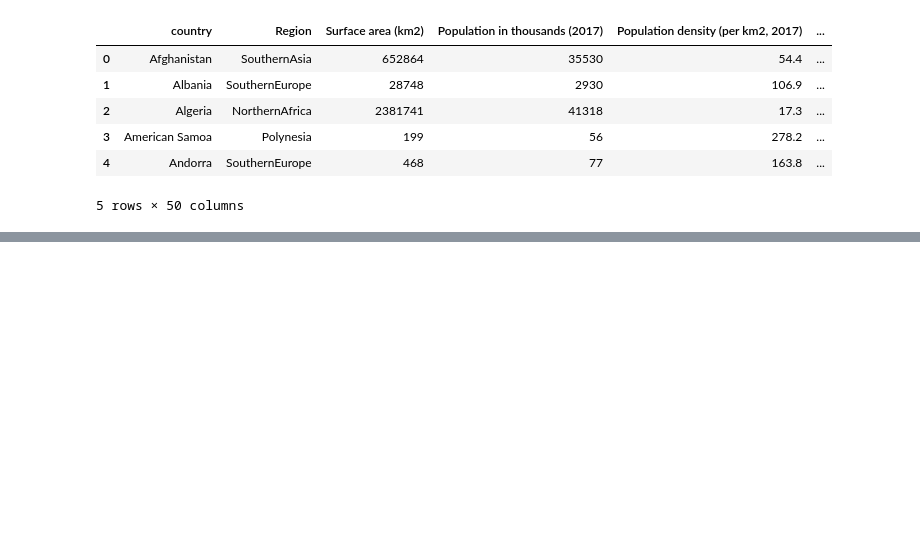
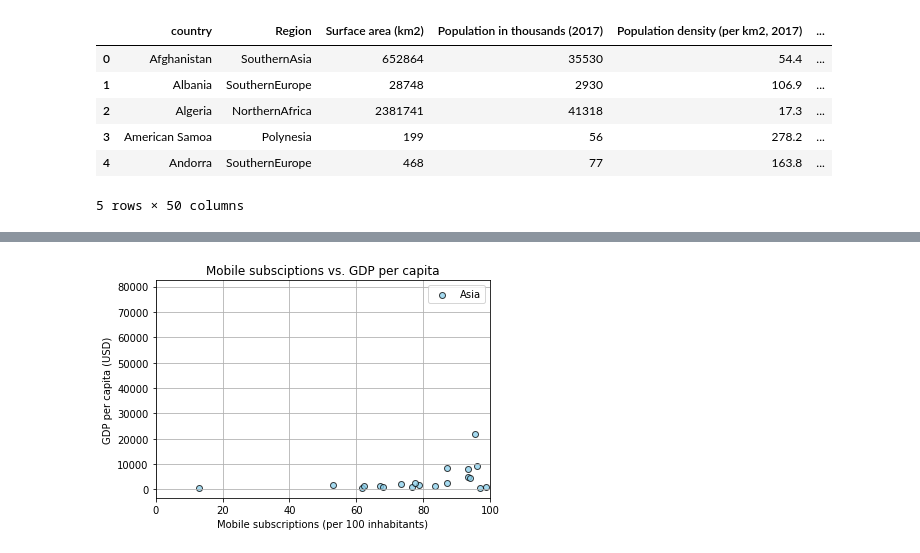
Before and after one commit to Data-Analytics-Project-Group/Visualizing-World-Economic-Trends, a Jupyter notebook: Visualizing World Economic Trends.ipynb, the cells around one changed output, grey strips where cells are left out. Drawn from its saved outputs; the diff is of its cells as text; code cells hidden in the pictures; blank space fills up the shorter version.

Commit message:
Add Project 1 files via upload
Updated Jupyter Notebook file for Project 1 with technology vs. GDP plots.

```diff
--- a/Visualizing World Economic Trends.ipynb
+++ b/Visualizing World Economic Trends.ipynb
@@ -79,0 +44,7 @@ plt.show()
+# %%
+# Convert the mobile subscriptions column's data type from string to float
+tech_data["Mobile subscriptions (per 100 inhabitants)"] = tech_data["Mobile subscriptions (per 100 inhabitants)"].convert_objects(convert_numeric = True)
+
+# Clean the data and remove the countries with invalid GDP per capita and mobile subscriptions values of -99.0
+tech_data[tech_data["GDP per capita (USD)"] > -99.0]
+tech_data[tech_data["Mobile subscriptions (per 100 inhabitants)"] > -99.0]
@@ -79,0 +82,10 @@ plt.show()
+# %%
+# Create a filtered data frame for each region
+asia_tech_data = tech_data[tech_data["Region"].isin(["SouthernAsia", "WesternAsia", "South-easternAsia", "EasternAsia", "CentralAsia"])]
+europe_tech_data = tech_data[tech_data["Region"].isin(["SouthernEurope", "WesternEurope", "EasternEurope", "NorthernEurope"])]
+africa_tech_data = tech_data[tech_data["Region"].isin(["NorthernAfrica", "MiddleAfrica", "WesternAfrica", "SouthernAfrica", "EasternAfrica"])]
+america_tech_data = tech_data[tech_data["Region"].isin(["SouthAmerica", "CentralAmerica", "NorthernAmerica"])]
+other_tech_data = tech_data[tech_data["Region"].isin(["Polynesia", "Caribbean", "Oceania", "Melanesia", "Micronesia"])]
+# %%
+# Ask the user which region they would like to generate plots for
+region = input("Which region would you like to generate plots for? [Asia, Europe, Africa, America, Other] ")
@@ -79,0 +94,79 @@ plt.show()
+# %%
+# Mobile subsciptions vs. GDP per capita
+
+if(region.lower() == "asia"):
+
+    plt.scatter(asia_tech_data["Mobile subscriptions (per 100 inhabitants)"],
+                asia_tech_data["GDP per capita (USD)"],
+                facecolors = "skyblue",
+                edgecolors = "black",
+                linewidths = 1,
+                marker = "o",
+                alpha = 0.75,
+                label = "Asia")
+
+elif(region.lower() == "europe"):
+
+    plt.scatter(europe_tech_data["Mobile subscriptions (per 100 inhabitants)"],
+                europe_tech_data["GDP per capita (USD)"],
+                facecolors = "skyblue",
+                edgecolors = "black",
+                linewidths = 1,
+                marker = "o",
+                alpha = 0.75,
+                label = "Europe")
+
+elif(region.lower() == "africa"):
+
+    plt.scatter(africa_tech_data["Mobile subscriptions (per 100 inhabitants)"],
+                africa_tech_data["GDP per capita (USD)"],
+                facecolors = "skyblue",
+                edgecolors = "black",
+                linewidths = 1,
+                marker = "o",
+                alpha = 0.75,
+                label = "Africa")
+
+elif(region.lower() == "america"):
+
+    plt.scatter(america_tech_data["Mobile subscriptions (per 100 inhabitants)"],
+                america_tech_data["GDP per capita (USD)"],
+                facecolors = "skyblue",
+                edgecolors = "black",
+                linewidths = 1,
+                marker = "o",
+                alpha = 0.75,
+                label = "America")
+
+elif(region.lower() == "other"):
+
+    plt.scatter(other_tech_data["Mobile subscriptions (per 100 inhabitants)"],
+                other_tech_data["GDP per capita (USD)"],
+                facecolors = "skyblue",
+                edgecolors = "black",
+                linewidths = 1,
+                marker = "o",
+                alpha = 0.75,
+                label = "Other")
+
+else:
+
+    plt.scatter(tech_data["Mobile subscriptions (per 100 inhabitants)"],
+                tech_data["GDP per capita (USD)"],
+                facecolors = "skyblue",
+                edgecolors = "black",
+                linewidths = 1,
+                marker = "o",
+                alpha = 0.75,
+                label = "All regions")
+
+plt.title("Mobile subsciptions vs. GDP per capita")
+plt.ylabel("GDP per capita (USD)")
+plt.xlabel("Mobile subscriptions (per 100 inhabitants)")
+plt.xlim(0, 100)
+plt.grid(True)
+plt.legend()
+
+plt.show()
+# %% [output]
+[figure, added]
```
Also changed, not shown: parts of 6 cells of this notebook.
